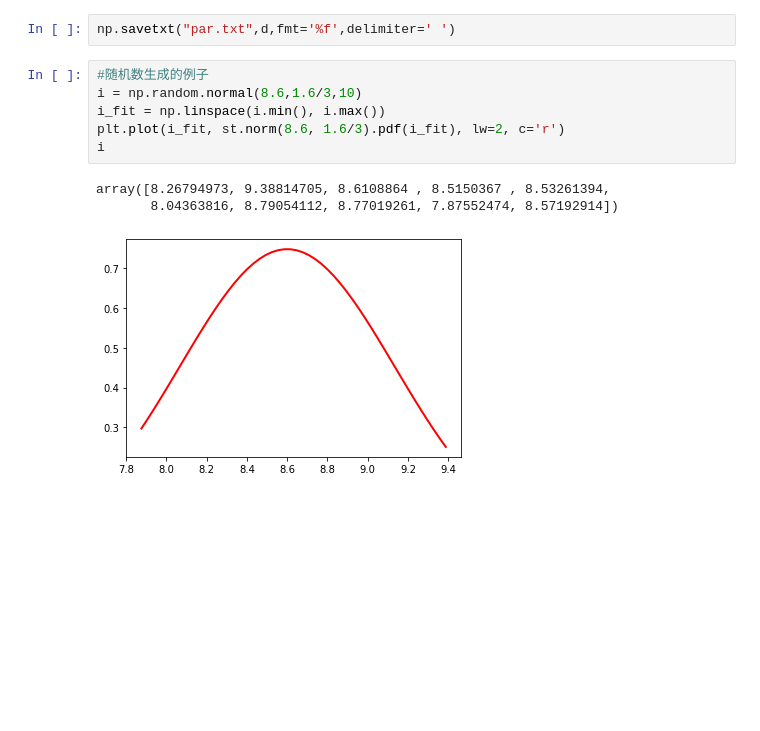
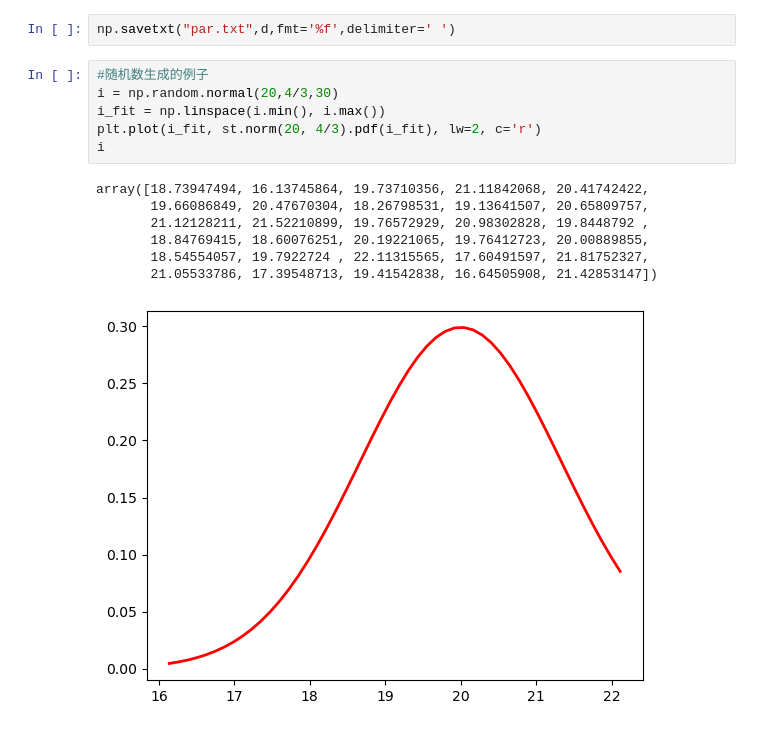
Before and after one commit to uu7uu/spin_study, a Jupyter notebook: par.ipynb, the cells around one changed output. Saved outputs shown, nothing was run; the diff lists cells and outputs as text; blank space fills up the shorter version.

```diff
--- a/par.ipynb
+++ b/par.ipynb
@@ -31,11 +40,15 @@ d = data.T
 np.savetxt("par.txt",d,fmt='%f',delimiter=' ')
 # %%
 #随机数生成的例子
-i = np.random.normal(8.6,1.6/3,10)
+i = np.random.normal(20,4/3,30)
 i_fit = np.linspace(i.min(), i.max())
-plt.plot(i_fit, st.norm(8.6, 1.6/3).pdf(i_fit), lw=2, c='r')
+plt.plot(i_fit, st.norm(20, 4/3).pdf(i_fit), lw=2, c='r')
 i
 # %% [output]
-array([8.26794973, 9.38814705, 8.6108864 , 8.5150367 , 8.53261394,
-       8.04363816, 8.79054112, 8.77019261, 7.87552474, 8.57192914])
+array([18.73947494, 16.13745864, 19.73710356, 21.11842068, 20.41742422,
+       19.66086849, 20.47670304, 18.26798531, 19.13641507, 20.65809757,
+       21.12128211, 21.52210899, 19.76572929, 20.98302828, 19.8448792 ,
+       18.84769415, 18.60076251, 20.19221065, 19.76412723, 20.00889855,
+       18.54554057, 19.7922724 , 22.11315565, 17.60491597, 21.81752327,
+       21.05533786, 17.39548713, 19.41542838, 16.64505908, 21.42853147])
-[figure, old version]
+[figure, new version]
```
Also changed, not shown: parts of 2 cells of this notebook, 23 other files.
